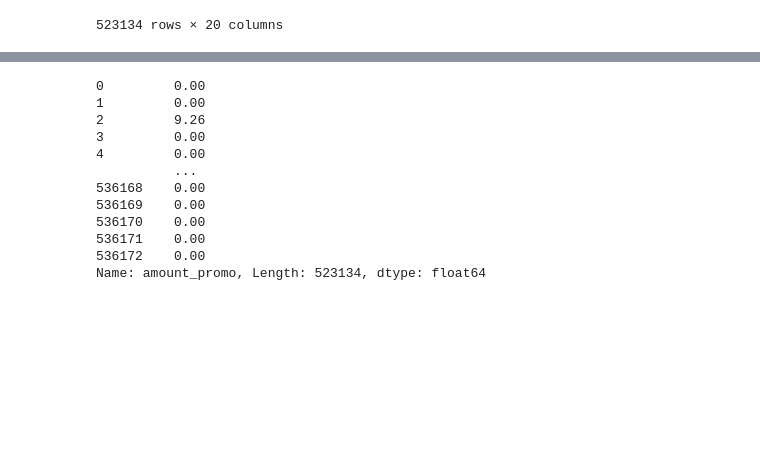
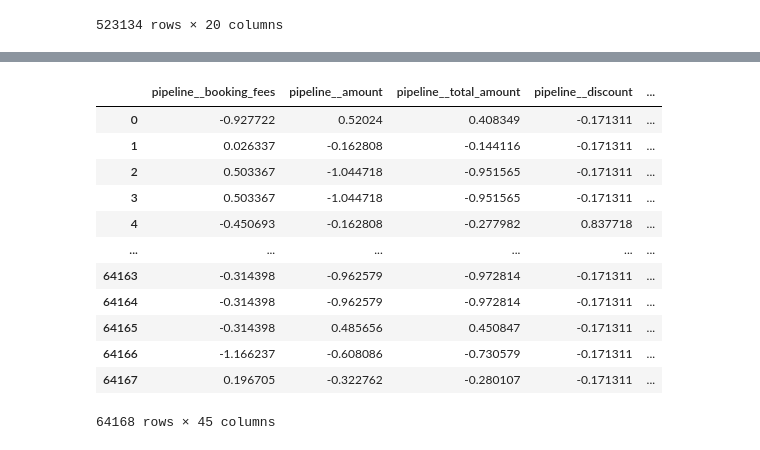
Before and after one commit to anaisetienne/carpark_forecast, a Jupyter notebook: notebooks/data_cleaning_reinis.ipynb, the cells around one changed output, grey strips where cells are left out. Saved outputs shown, nothing was run; the diff lists cells and outputs as text; code cells hidden in the pictures; blank space fills up the shorter version.

Commit message:
Added pipeline with One-hot-encoder and standard scaler

```diff
--- a/notebooks/data_cleaning_reinis.ipynb
+++ b/notebooks/data_cleaning_reinis.ipynb
@@ -225,6 +226,7 @@ cat_transformer = OneHotEncoder()
 
 preproc = make_column_transformer(
     (num_transformer, make_column_selector(dtype_include=['float64'])),
-    (cat_transformer, make_column_selector(dtype_include=['object','bool'])),
+    (cat_transformer, make_column_selector(dtype_include=['object'])),
     remainder='passthrough'
 )
+preproc
@@ -231,15 +243,17 @@ preproc = make_column_transformer(
-# %%
-data['amount_promo'].fillna(0)
-# %% [output]
-0         0.00
-1         0.00
-2         9.26
-3         0.00
-4         0.00
-          ...
-536168    0.00
-536169    0.00
-536170    0.00
-536171    0.00
-536172    0.00
-Name: amount_promo, Length: 523134, dtype: float64
+# %%
+pd.DataFrame(preproc.fit_transform(cleaned_data),
+            columns=preproc.get_feature_names_out())
+# %% [output]
+|  | pipeline__booking_fees | pipeline__amount | pipeline__total_amount | pipeline__discount | ... |
+| 0 | -0.927722 | 0.52024 | 0.408349 | -0.171311 | ... |
+| 1 | 0.026337 | -0.162808 | -0.144116 | -0.171311 | ... |
+| 2 | 0.503367 | -1.044718 | -0.951565 | -0.171311 | ... |
+| 3 | 0.503367 | -1.044718 | -0.951565 | -0.171311 | ... |
+| 4 | -0.450693 | -0.162808 | -0.277982 | 0.837718 | ... |
+| ... | ... | ... | ... | ... | ... |
+| 64163 | -0.314398 | -0.962579 | -0.972814 | -0.171311 | ... |
+| 64164 | -0.314398 | -0.962579 | -0.972814 | -0.171311 | ... |
+| 64165 | -0.314398 | 0.485656 | 0.450847 | -0.171311 | ... |
+| 64166 | -1.166237 | -0.608086 | -0.730579 | -0.171311 | ... |
+| 64167 | 0.196705 | -0.322762 | -0.280107 | -0.171311 | ... |
+64168 rows × 45 columns
```
Also changed, not shown: parts of 5 cells of this notebook.
